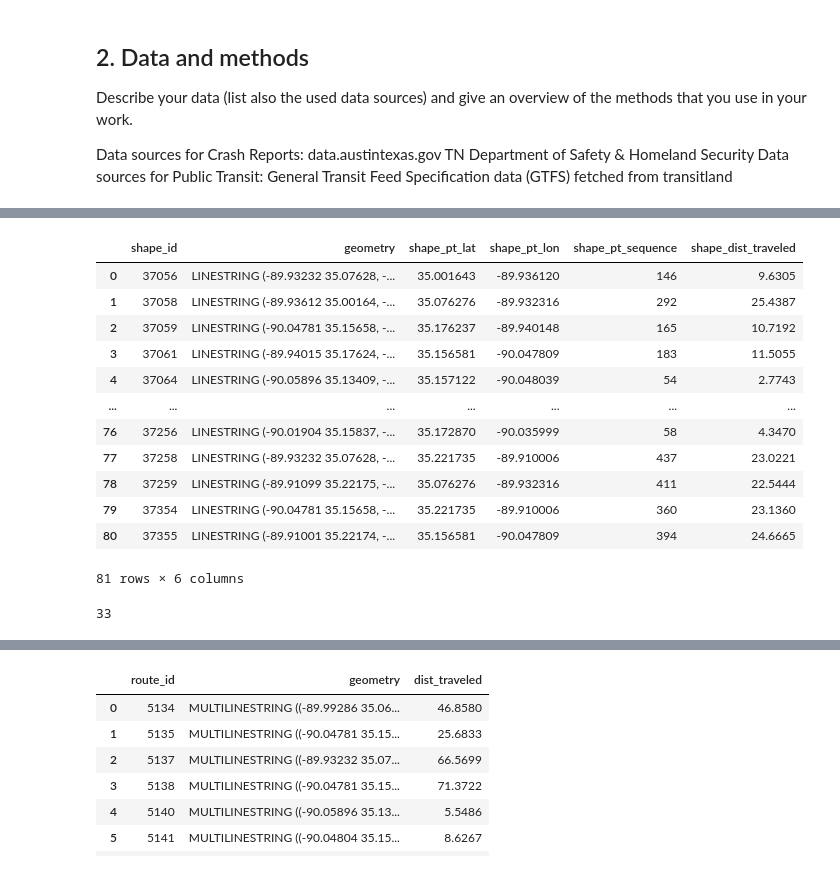
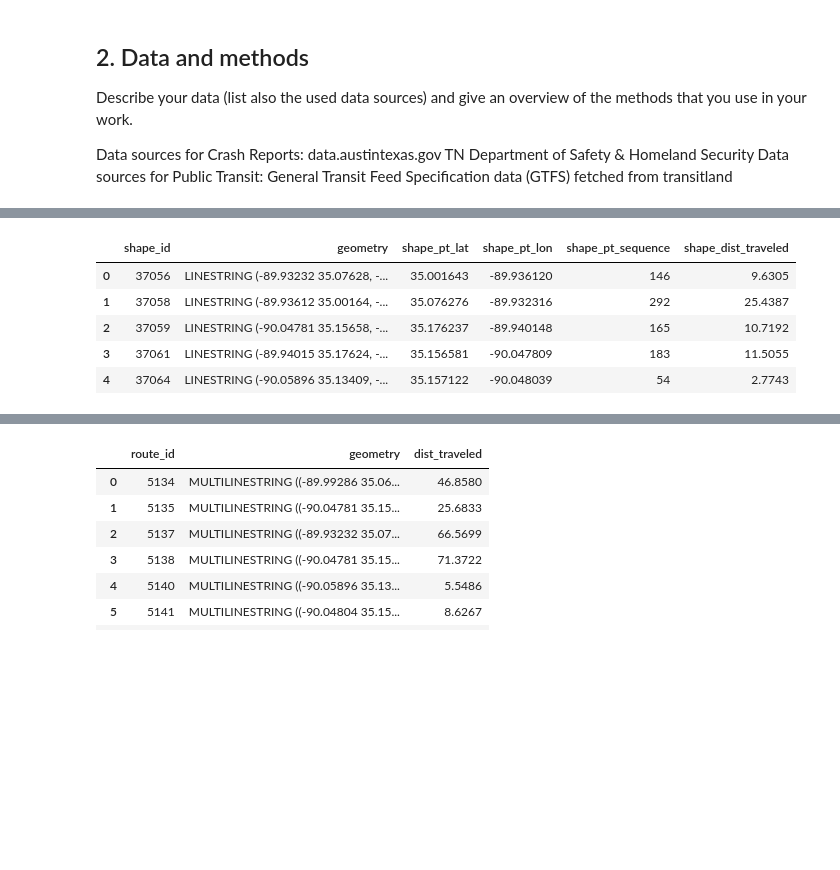
Before and after one commit to Sustainability-GIS-2021/final-assignment-redalisa, a Jupyter notebook: final_assignment.ipynb, the cells around one changed output, grey strips where cells are left out. Saved outputs shown, nothing was run; the diff lists cells and outputs as text; code cells hidden in the pictures; blank space fills up the shorter version.

```diff
--- a/final_assignment.ipynb
+++ b/final_assignment.ipynb
@@ -83,5 +91,7 @@ stops.head()
 # %%
 # Read in geographic bus route data
 shapes = pd.read_csv('data/Memphis_TN_transitfeed/shapes.txt', delimiter = ",")
-shapes.head()
+# Run the dataframe through the points function to create a geometry column for dataframe
+shapes_mem = points_geom(shapes)
+shapes_mem.head()
 # %% [output]
@@ -109,42 +104,29 @@ shapes_gdf.head()
 # %%
-# group by shape_id then transform into linestrings
-grouped = shapes_gdf.groupby("shape_id")['geometry'].apply(lambda x: LineString(x.tolist()))
-# Transform GeoSeries into GeoDataFrame
-routes = gpd.GeoDataFrame(grouped)
-# Reset index to access the ID number column of the routes
-routes = routes.reset_index()
-# Create another grouping and use concat to merge linestrings and keep distance traveled column
-g = shapes_gdf.groupby("shape_id")
-dist = (pd.concat([g.tail(1).drop(columns = 'geometry')])
-   .drop_duplicates()
-   .sort_values('shape_id')
-   .reset_index(drop=True))
+def linestrings_geom(gdf):
+    # Function for creating linestrings out of our public transit route data
 
-route_dist = pd.merge(routes, dist, on = 'shape_id')
-route_dist
+    # group by shape_id then transform into linestrings
+    grouped = gdf.groupby("shape_id")['geometry'].apply(lambda x: LineString(x.tolist()))
+    # Transform GeoSeries into GeoDataFrame
+    routes = gpd.GeoDataFrame(grouped)
+    # Reset index to access the ID number column of the routes
+    routes = routes.reset_index()
+    # Create another grouping and use concat to merge linestrings and keep distance traveled column
+    g = gdf.groupby("shape_id")
+    dist = (pd.concat([g.tail(1).drop(columns = 'geometry')])
+       .drop_duplicates()
+       .sort_values('shape_id')
+       .reset_index(drop=True))
+
+    route_dist = pd.merge(routes, dist, on = 'shape_id')
+    return route_dist
+
+routes = linestrings_geom(shapes_mem)
+routes.head()
 # %% [output]
 |  | shape_id | geometry | shape_pt_lat | shape_pt_lon | shape_pt_sequence | shape_dist_traveled |
 | 0 | 37056 | LINESTRING (-89.93232 35.07628, -... | 35.001643 | -89.936120 | 146 | 9.6305 |
 | 1 | 37058 | LINESTRING (-89.93612 35.00164, -... | 35.076276 | -89.932316 | 292 | 25.4387 |
 | 2 | 37059 | LINESTRING (-90.04781 35.15658, -... | 35.176237 | -89.940148 | 165 | 10.7192 |
 | 3 | 37061 | LINESTRING (-89.94015 35.17624, -... | 35.156581 | -90.047809 | 183 | 11.5055 |
 | 4 | 37064 | LINESTRING (-90.05896 35.13409, -... | 35.157122 | -90.048039 | 54 | 2.7743 |
-| ... | ... | ... | ... | ... | ... | ... |
-| 76 | 37256 | LINESTRING (-90.01904 35.15837, -... | 35.172870 | -90.035999 | 58 | 4.3470 |
-| 77 | 37258 | LINESTRING (-89.93232 35.07628, -... | 35.221735 | -89.910006 | 437 | 23.0221 |
-| 78 | 37259 | LINESTRING (-89.91099 35.22175, -... | 35.076276 | -89.932316 | 411 | 22.5444 |
-| 79 | 37354 | LINESTRING (-90.04781 35.15658, -... | 35.221735 | -89.910006 | 360 | 23.1360 |
-| 80 | 37355 | LINESTRING (-89.91001 35.22174, -... | 35.156581 | -90.047809 | 394 | 24.6665 |
-81 rows × 6 columns
-# %%
-# Read in bus trip data
-trips = pd.read_csv('data/Memphis_TN_transitfeed/trips.txt', delimiter = ",")
-trip_gdf = pd.merge(route_dist, trips[['route_id', 'shape_id']], on = 'shape_id', how = 'left')
-# Remove duplicates of polygons in the df
-#trip_gdf = trip_gdf[~trip_gdf.duplicated(keep='first')]
-trip_gdf = trip_gdf.reset_index(drop = True)
-
-trip_gdf = gpd.GeoDataFrame(trip_gdf)
-trip_gdf['route_id'].nunique()
-# %% [output]
-33
```
Also changed, not shown: parts of 12 cells of this notebook, 14 other files.
